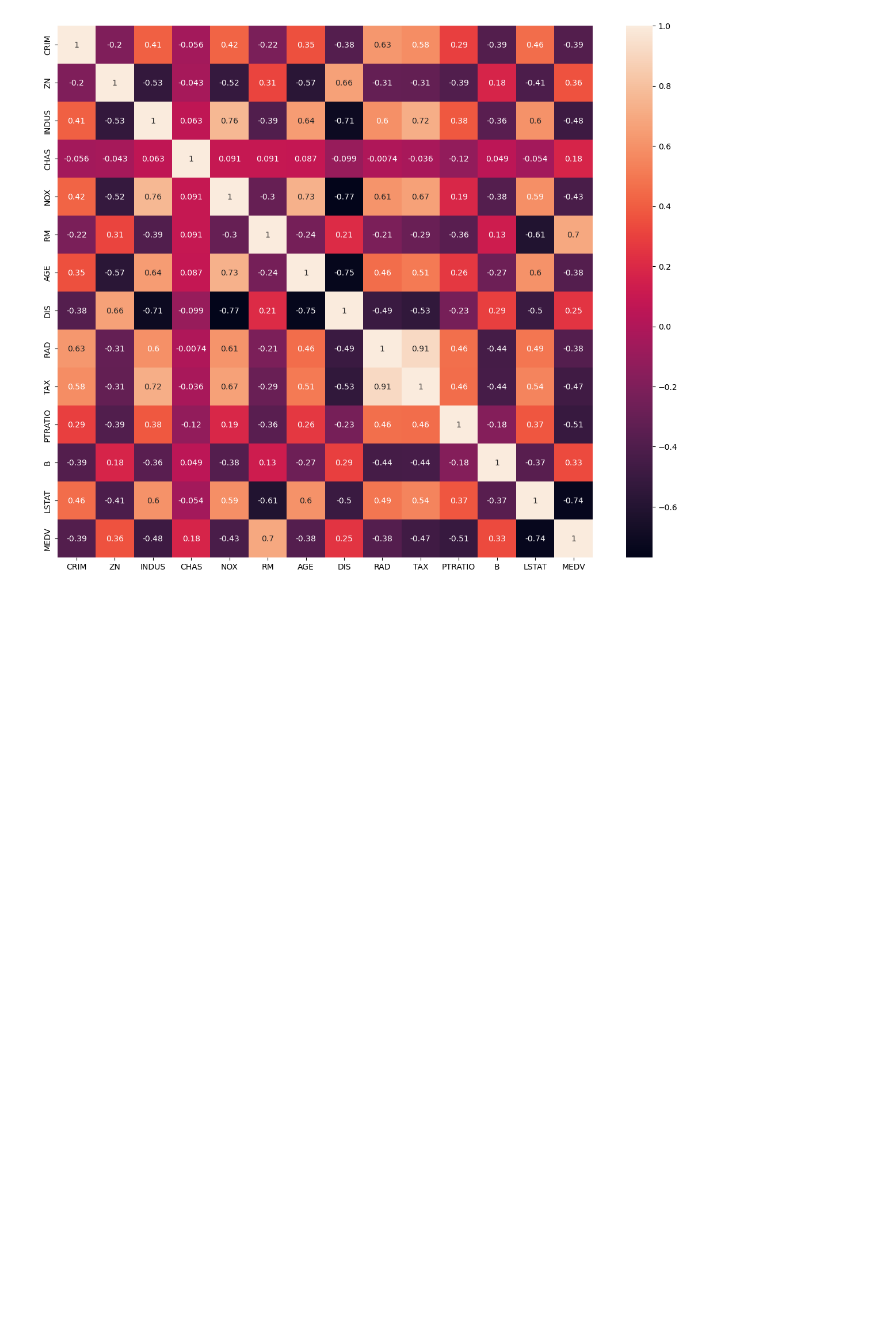
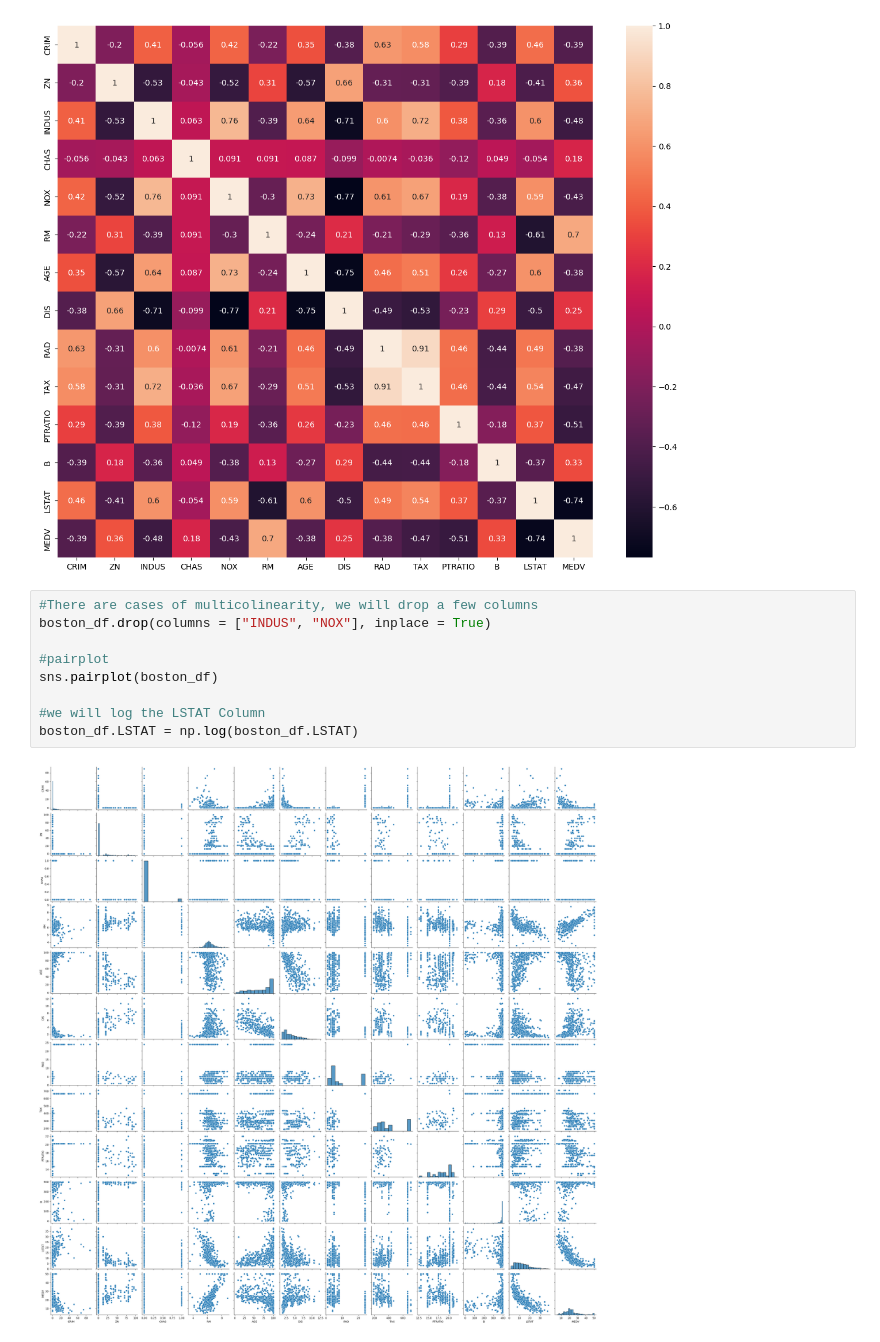
Before and after one commit to IamGatheru/Quants, a Jupyter notebook: Boston_Housing/Boston_Housing.ipynb, the cells around one changed output. Cells and saved outputs as stored; diff of their text form; blank space fills up the shorter version.

```diff
--- a/Boston_Housing/Boston_Housing.ipynb
+++ b/Boston_Housing/Boston_Housing.ipynb
@@ -82,3 +82,14 @@ sns.heatmap(boston_df.corr(), annot = True)
 # %% [output]
 <Axes: >
 [figure]
+# %%
+#There are cases of multicolinearity, we will drop a few columns
+boston_df.drop(columns = ["INDUS", "NOX"], inplace = True)
+
+#pairplot
+sns.pairplot(boston_df)
+
+#we will log the LSTAT Column
+boston_df.LSTAT = np.log(boston_df.LSTAT)
+# %% [output]
+[figure, added]
```
Also changed, not shown: parts of 8 cells of this notebook.
